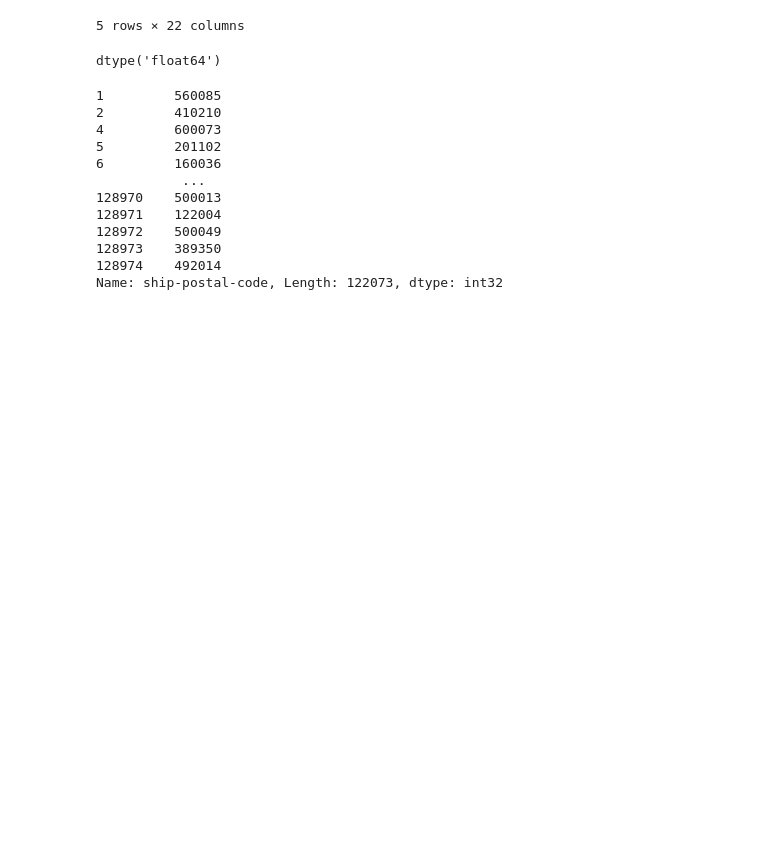
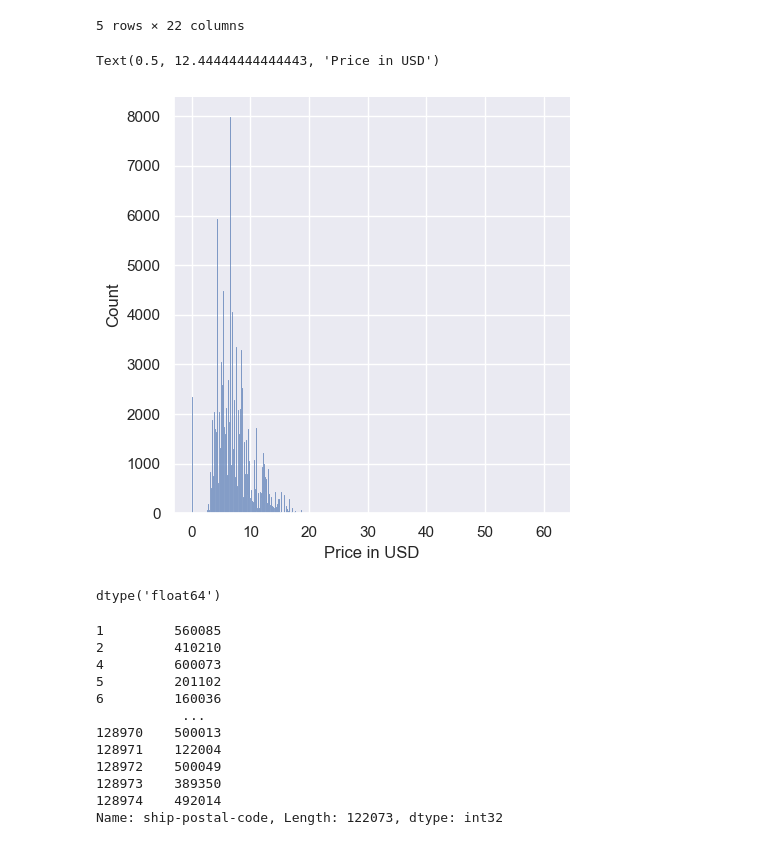
Before and after one commit to VECTORZ24/Data-Analysis, a Jupyter notebook: Amazon_Sales_Report/ELT/Data_Prep_&_ELT.ipynb, the cells around one changed output. Saved outputs shown, nothing was run; the diff lists cells and outputs as text; code cells hidden in the pictures; blank space fills up the shorter version.

```diff
--- a/Amazon_Sales_Report/ELT/Data_Prep_&_ELT.ipynb
+++ b/Amazon_Sales_Report/ELT/Data_Prep_&_ELT.ipynb
@@ -234,6 +234,12 @@ data.head()
 | 5 | 404-1490984-4578765 | 04-30-22 | Shipped | Amazon | Amazon.in | Expedited | SET264 | SET264-KR-NP-XL | Set | ... |
 | 6 | 408-5748499-6859555 | 04-30-22 | Shipped | Amazon | Amazon.in | Expedited | J0095 | J0095-SET-L | Set | ... |
 5 rows × 22 columns
+# %%
+sns.displot(data['Amount'])
+plt.xlabel('Price in USD')
+# %% [output]
+Text(0.5, 12.44444444444443, 'Price in USD')
+[figure, added]
 # %%
 #Dealing with ship-postal-code
 data['ship-postal-code'].dtype
```
Also changed, not shown: parts of 2 cells of this notebook.
